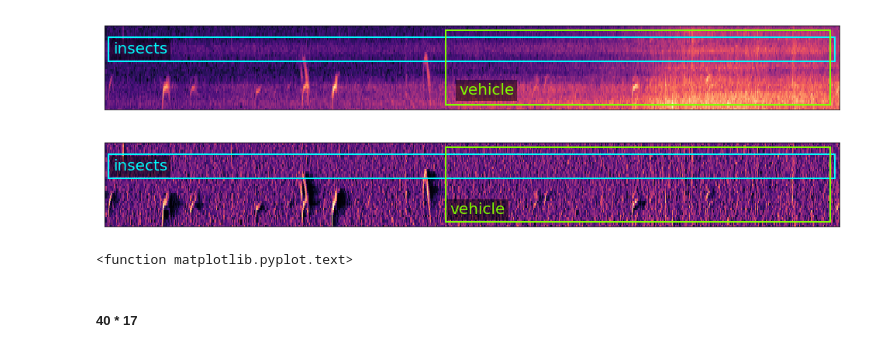
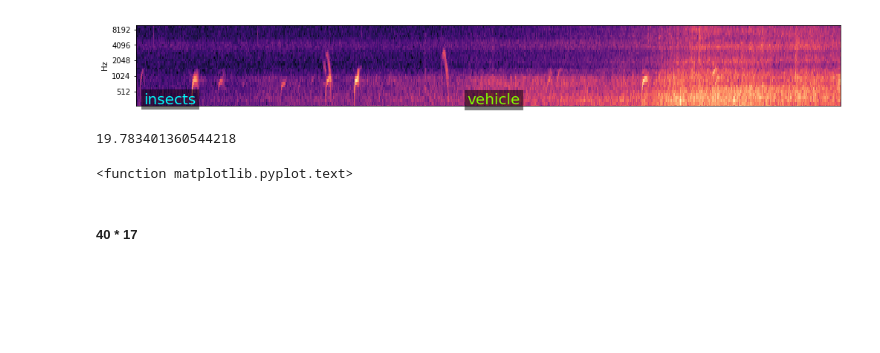
Before and after one commit to BirdVox/lostanlen_spl2018, a Jupyter notebook: pcen_spectrograms.ipynb, the cells around one changed output. Drawn from its saved outputs; the diff is of its cells as text; code cells hidden in the pictures; blank space fills up the shorter version.

```diff
--- a/pcen_spectrograms.ipynb
+++ b/pcen_spectrograms.ipynb
@@ -61,60 +61,80 @@ PCEN = librosa.pcen(
     sr=settings["sr"],
     hop_length=settings["hop_length"],
     gain=settings["alpha"],
     power=settings["r"],
     bias=settings["delta"],
     eps=settings["eps"])
 
-#BC = scipy.stats.boxcox(E, lmbda=lmbda)
+
 
 
 figsize = (17, 2.0)
+
 melmin = 65
 melmax = 100
 tmin = int(20*settings["sr"]/settings["hop_length"])
 tmax = int(40*settings["sr"]/settings["hop_length"])
 
+frames = librosa.util.fix_frames(np.array(range(E[:,tmin:tmax].shape[1])),
+    x_max=C.shape[1])
+times = librosa.frames_to_time(frames,
+    sr=settings["sr"], hop_length=settings["hop_length"])
+
 %matplotlib inline
 
 fig = plt.figure(figsize=figsize)
-librosa.display.specshow(np.log10(E[melmin:melmax,tmin:tmax]), cmap="magma")
-rect_insects = matplotlib.patches.Rectangle((5.0, 20.0), 850, 10,
-    edgecolor='#00FFFF', linewidth=2.0, facecolor='none')
-text_insects = plt.text(10.0, 22.0, 'insects', size=20.0,
-    color='#00FFFF', va='bottom',
-    bbox=dict(facecolor='k', edgecolor='none', alpha=0.5))
-rect_car = matplotlib.patches.Rectangle((400.0, 2.0), 450, 31,
-    edgecolor='#80FF00', linewidth=2.0, facecolor='none')
-text_car = plt.text(415.0, 5.0, 'vehicle', size=20.0,
-    color='#80FF00', va='bottom',
-    bbox=dict(facecolor='k', edgecolor='none', alpha=0.5))
-fig.get_axes()[0].add_patch(rect_insects)
-fig.get_axes()[0].add_patch(rect_car)
-plt.show()
-fig.savefig('logE_spectrogram.eps', transparent=True, bbox_inches="tight")
-
-fig = plt.figure(figsize=figsize)
-librosa.display.specshow(PCEN[melmin:melmax,tmin:tmax], cmap="magma")
+librosa.display.specshow(
+    np.log10(E[melmin:melmax,tmin:tmax]),
+    #x_axis="time", x_coords=times,
+    y_axis="mel", fmin=settings["fmin"], fmax=settings["fmax"],
+    cmap="magma")
 rect_insects = matplotlib.patches.Rectangle((5.0, 20.0), 850, 10,
     edgecolor='#00FFFF', linewidth=2.0, facecolor='none')
 text_insects = plt.text(10.0, 22.0, 'insects', size=20.0,
     color='#00FFFF', va='bottom',
     bbox=dict(facecolor='k', edgecolor='none', alpha=0.5))
 rect_car = matplotlib.patches.Rectangle((400.0, 2.0), 450, 31,
     edgecolor='#80FF00', linewidth=2.0, facecolor='none')
 text_car = plt.text(405.0, 4.0, 'vehicle', size=20.0,
     color='#80FF00', va='bottom',
     bbox=dict(facecolor='k', edgecolor='none', alpha=0.5))
-fig.get_axes()[0].add_patch(rect_insects)
-fig.get_axes()[0].add_patch(rect_car)
+#fig.get_axes()[0].add_patch(rect_insects)
+#fig.get_axes()[0].add_patch(rect_car)
 plt.show()
-fig.savefig('PCEN_spectrogram.eps', transparent=True, bbox_inches="tight")
+#fig.savefig('logE_spectrogram.eps', transparent=True, bbox_inches="tight")
 # %% [output]
-[figure, old version]
+[figure, new version]
-[figure, removed]
-# %%
-plt.text()
-# %% [output]
-<function matplotlib.pyplot.text>
+# %%
+frames = librosa.util.fix_frames(np.array(range(E[:,tmin:tmax].shape[1])),
+    x_max=C.shape[1])
+times = librosa.frames_to_time(frames,
+    sr=settings["sr"],
+    hop_length=settings["hop_length"])
+
+times[-10]
+# %% [output]
+19.783401360544218
+# %%
+
+fig = plt.figure(figsize=figsize)
+librosa.display.specshow(
+    PCEN[melmin:melmax,tmin:tmax], x_axis="time", y_axis="mel",
+    cmap="magma")
+rect_insects = matplotlib.patches.Rectangle((5.0, 20.0), 850, 10,
+    edgecolor='#00FFFF', linewidth=2.0, facecolor='none')
+text_insects = plt.text(10.0, 22.0, 'insects', size=20.0,
+    color='#00FFFF', va='bottom',
+    bbox=dict(facecolor='k', edgecolor='none', alpha=0.5))
+rect_car = matplotlib.patches.Rectangle((400.0, 2.0), 450, 31,
+    edgecolor='#80FF00', linewidth=2.0, facecolor='none')
+text_car = plt.text(405.0, 4.0, 'vehicle', size=20.0,
+    color='#80FF00', va='bottom',
+    bbox=dict(facecolor='k', edgecolor='none', alpha=0.5))
+fig.get_axes()[0].add_patch(rect_insects)
+fig.get_axes()[0].add_patch(rect_car)
+plt.show()
+#fig.savefig('PCEN_spectrogram.eps', transparent=True, bbox_inches="tight")
+# %% [output]
+<function matplotlib.pyplot.text>
 # %% [markdown]
 ##### 40 * 17
```
Also changed, not shown: parts of 2 cells of this notebook, 2 other files.
